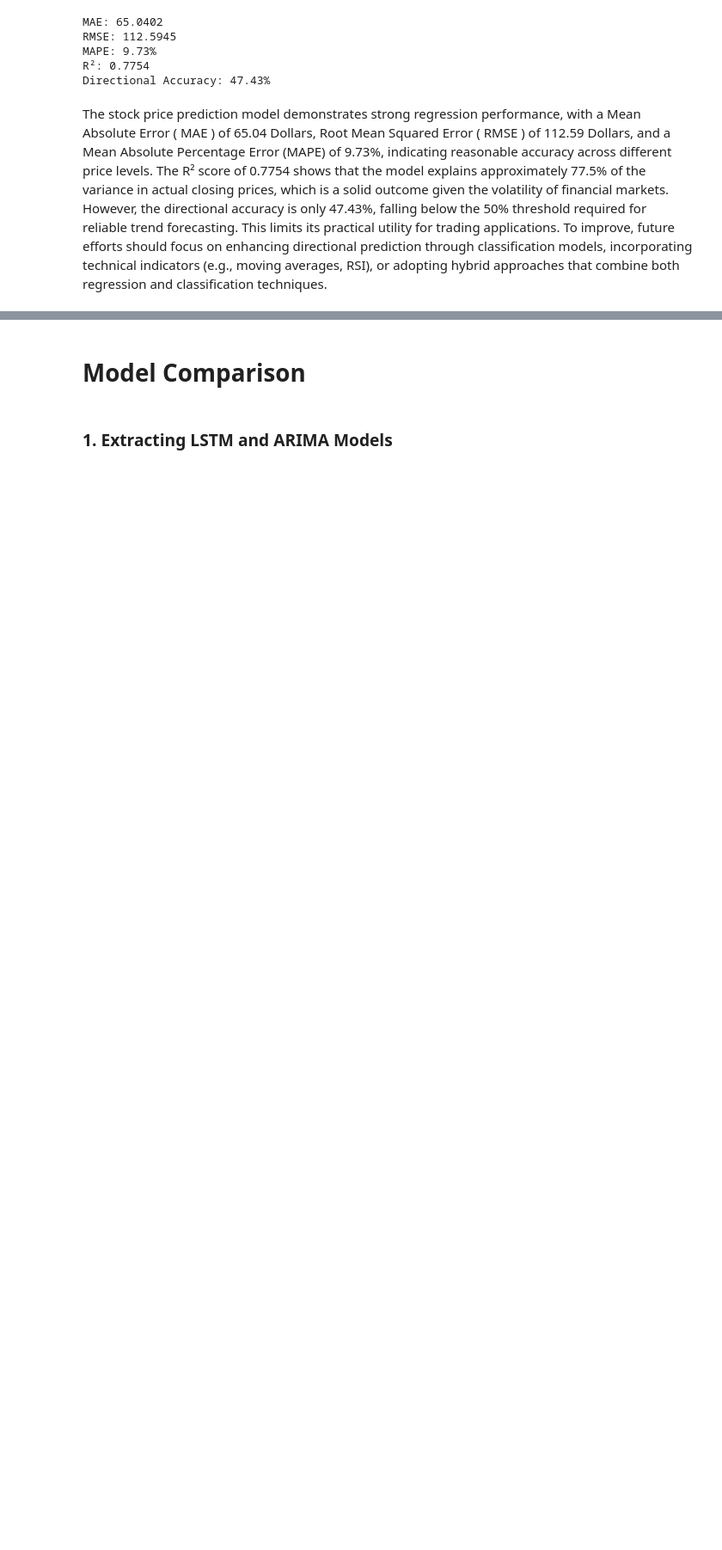
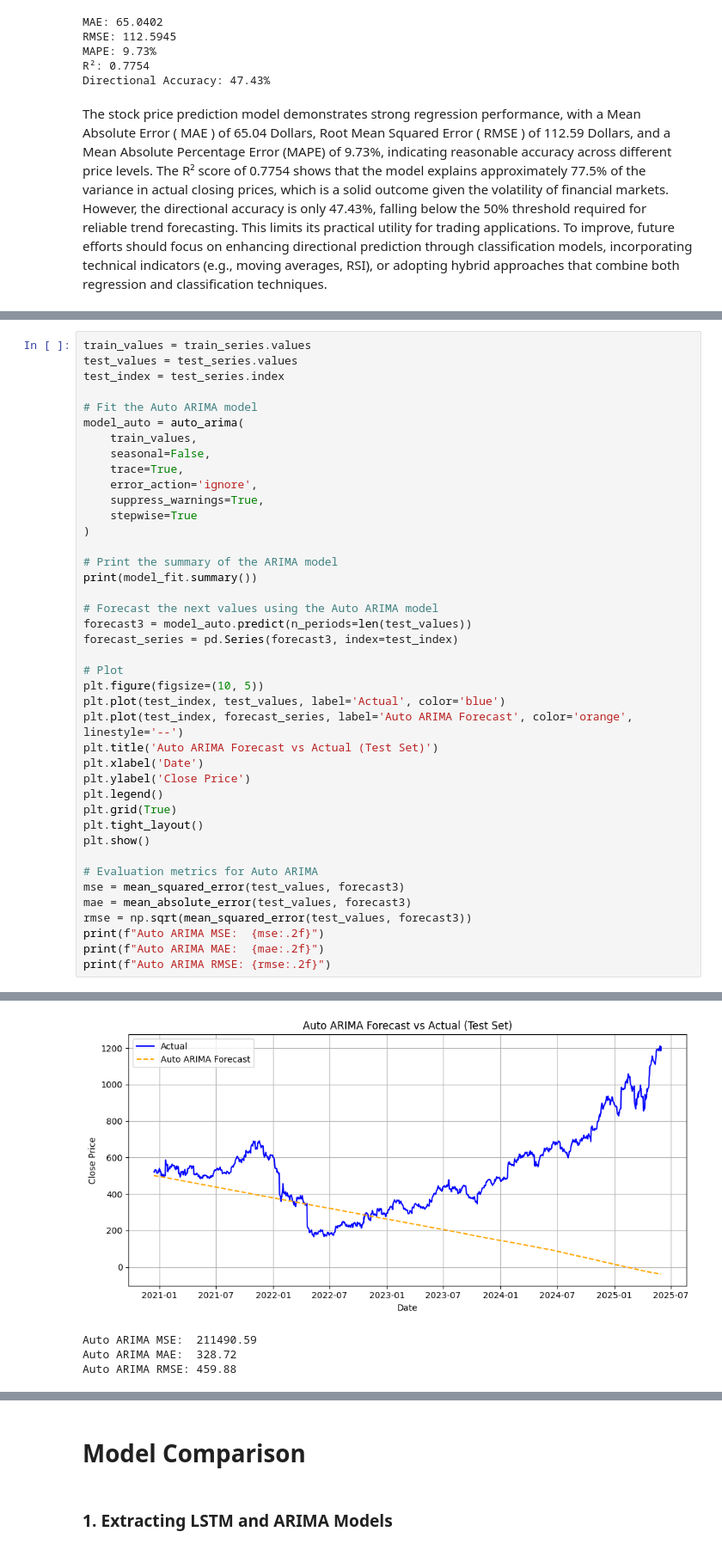
Before and after one commit to Anitra-Hernandez/AAI510_Group6Project, a Jupyter notebook: FinalProject_1.ipynb, the cells around one changed output, grey strips where cells are left out. Shown at 86% size. Drawn from its saved outputs; the diff is of its cells as text; blank space fills up the shorter version.

```diff
--- a/FinalProject_1.ipynb
+++ b/FinalProject_1.ipynb
@@ -448,0 +703,42 @@ The stock price prediction model demonstrates strong regression performance, wit
+# %%
+train_values = train_series.values
+test_values = test_series.values
+test_index = test_series.index
+
+# Fit the Auto ARIMA model
+model_auto = auto_arima(
+    train_values,
+    seasonal=False,
+    trace=True,
+    error_action='ignore',
+    suppress_warnings=True,
+    stepwise=True
+)
+
+# Print the summary of the ARIMA model
+print(model_fit.summary())
+
+# Forecast the next values using the Auto ARIMA model
+forecast3 = model_auto.predict(n_periods=len(test_values))
+forecast_series = pd.Series(forecast3, index=test_index)
+
+# Plot
+plt.figure(figsize=(10, 5))
+plt.plot(test_index, test_values, label='Actual', color='blue')
+plt.plot(test_index, forecast_series, label='Auto ARIMA Forecast', color='orange', linestyle='--')
+plt.title('Auto ARIMA Forecast vs Actual (Test Set)')
+plt.xlabel('Date')
+plt.ylabel('Close Price')
+plt.legend()
+plt.grid(True)
+plt.tight_layout()
+plt.show()
+
+# Evaluation metrics for Auto ARIMA
+mse = mean_squared_error(test_values, forecast3)
+mae = mean_absolute_error(test_values, forecast3)
+rmse = np.sqrt(mean_squared_error(test_values, forecast3))
+print(f"Auto ARIMA MSE:  {mse:.2f}")
+print(f"Auto ARIMA MAE:  {mae:.2f}")
+print(f"Auto ARIMA RMSE: {rmse:.2f}")
+# %% [output]
@@ -448,0 +762,4 @@ The stock price prediction model demonstrates strong regression performance, wit
+[figure, added]
+Auto ARIMA MSE:  211490.59
+Auto ARIMA MAE:  328.72
+Auto ARIMA RMSE: 459.88
```
Also changed, not shown: parts of 20 cells of this notebook.
